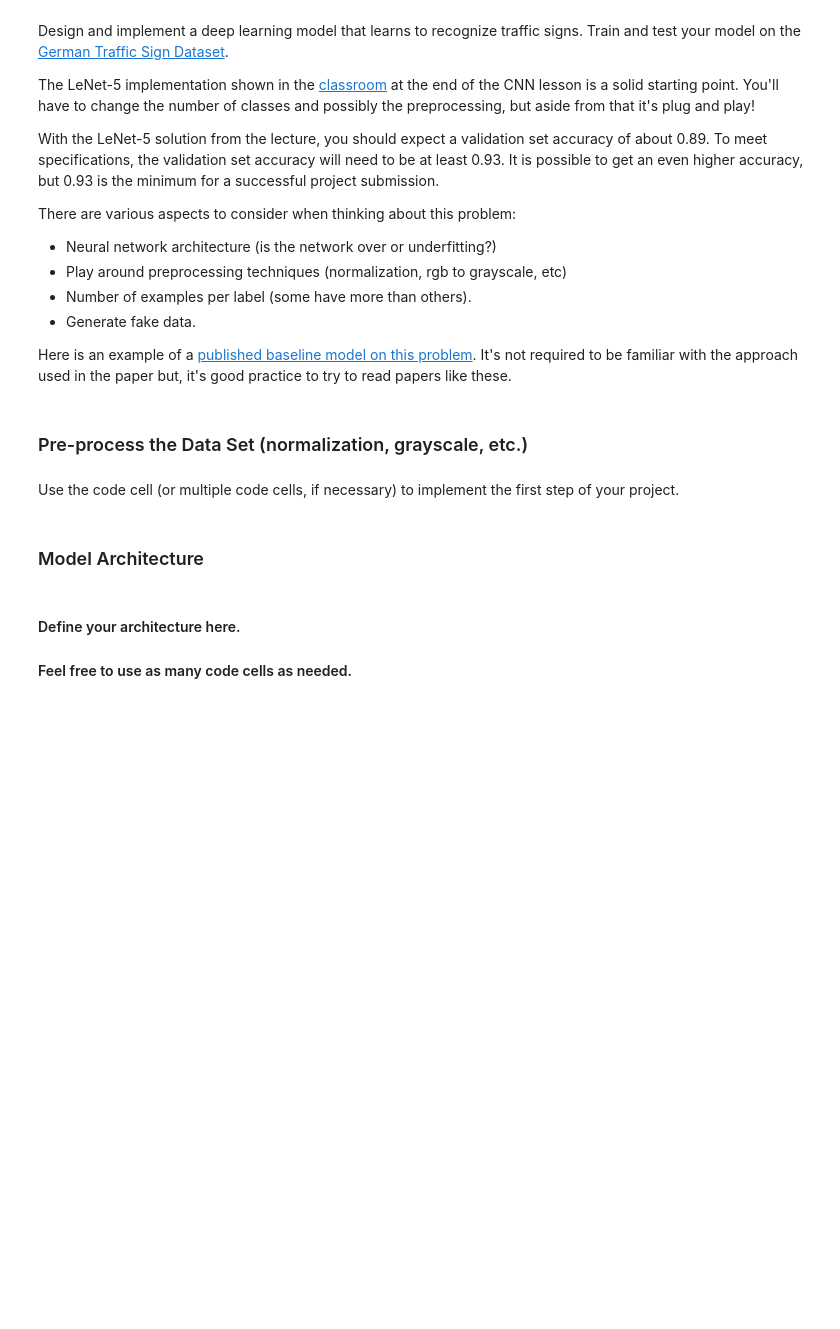
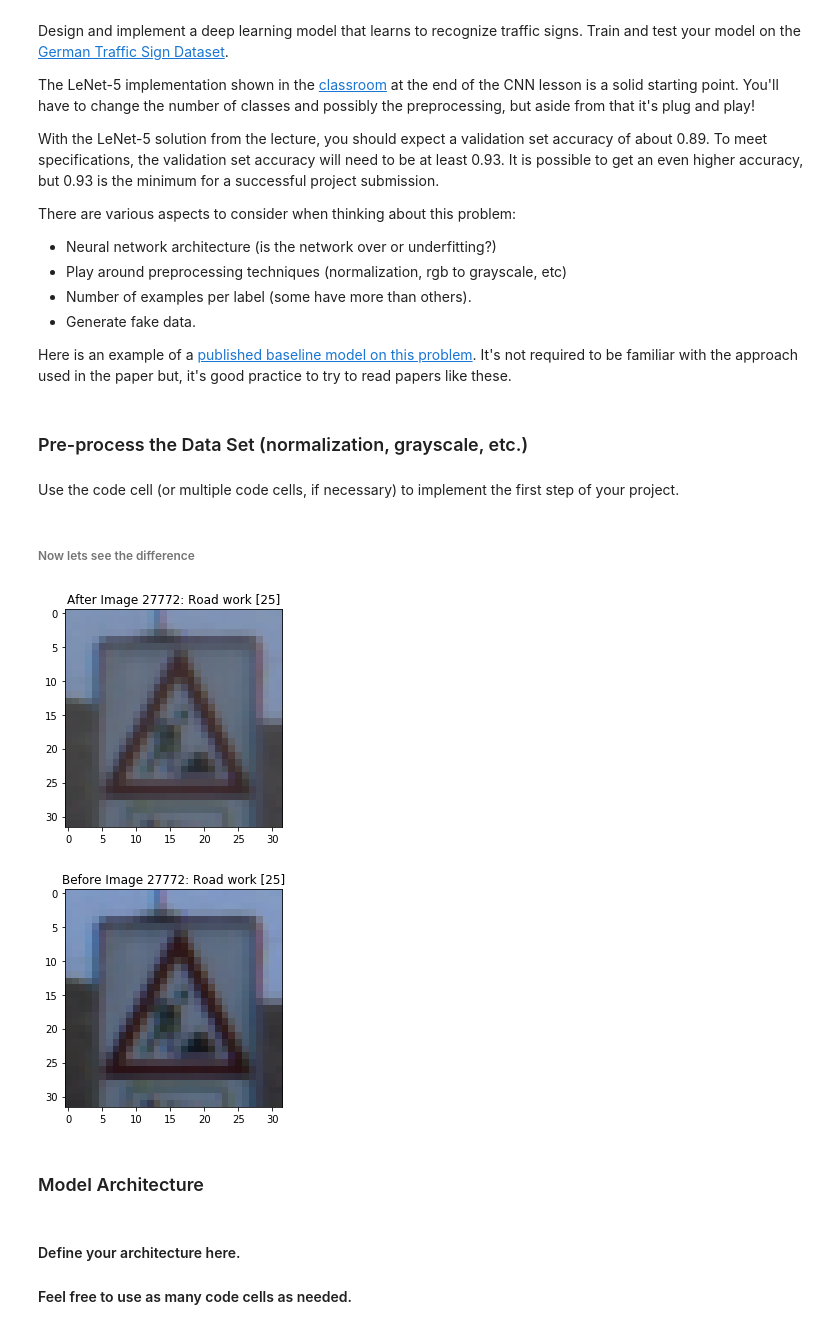
Before and after one commit to simonmijares/CarNDT1P2, a Jupyter notebook: Traffic_Sign_Classifier.ipynb, the cells around one changed output. Drawn from its saved outputs; the diff is of its cells as text; code cells hidden in the pictures; blank space fills up the shorter version.

```diff
--- a/Traffic_Sign_Classifier.ipynb
+++ b/Traffic_Sign_Classifier.ipynb
@@ -162,3 +244,22 @@ X_train_norm = np.array([normalize_grayscale(img) for img in X_train])
+# %% [markdown]
+###### Now lets see the difference
+# %%
+# 6th Code Cell
+fig, ax = plt.subplots()
+# Plot the image with its name on top
+#testA = denormalization(X_train_norm[image_ind])
+testA = X_train_norm[image_ind]
+plt.imshow(testA)
+ax.set_title("After Image "+str(image_ind)+": "+signtext[y_train[image_ind]]['SignName']+" ["+str(y_train[image_ind])+"]")
+plt.show()
+fig, ax = plt.subplots()
+testB = X_train[image_ind]
+plt.imshow(testB)
+ax.set_title("Before Image "+str(image_ind)+": "+signtext[y_train[image_ind]]['SignName']+" ["+str(y_train[image_ind])+"]")
+plt.show()
+# %% [output]
+[figure, added]
+[figure, added]
 # %% [markdown]
 ### Model Architecture
 # %% [markdown]
```
Also changed, not shown: parts of 22 cells of this notebook, 6 other files.
